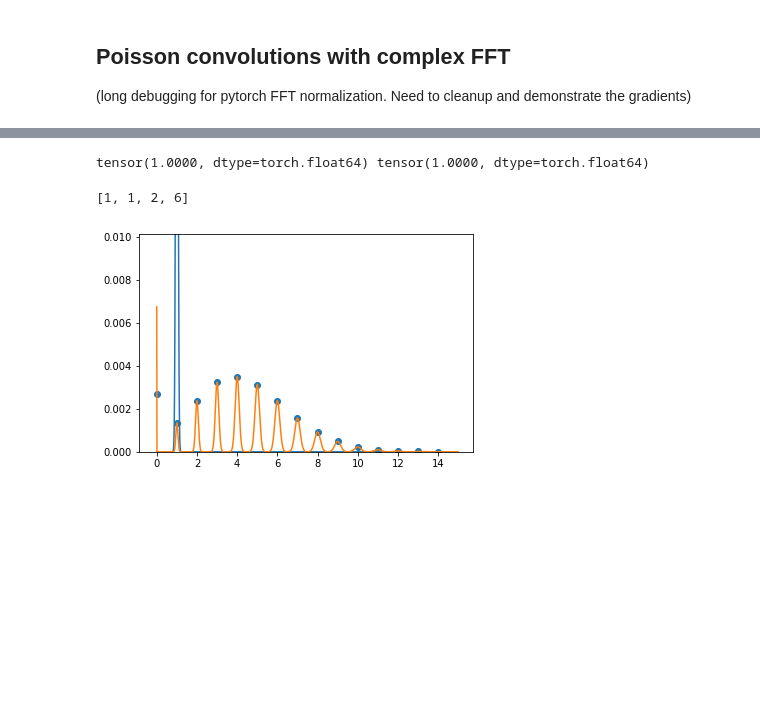
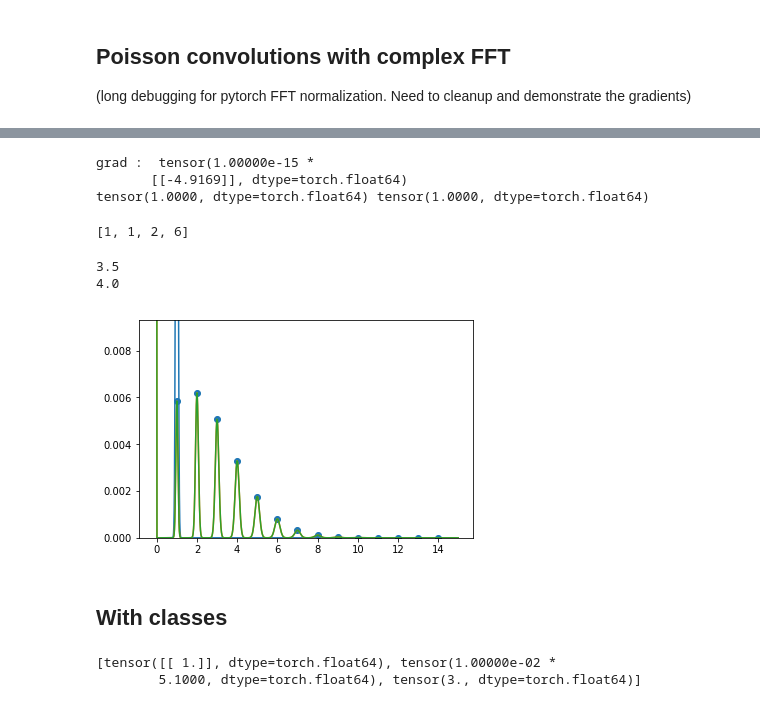
Before and after one commit to cranmer/poisson-convolution-sum, a Jupyter notebook: Poisson-weighted-convolutions.ipynb, the cells around one changed output, grey strips where cells are left out. Saved outputs shown, nothing was run; the diff lists cells and outputs as text; code cells hidden in the pictures; blank space fills up the shorter version.

Commit message:
migrating to proper classes

```diff
--- a/Poisson-weighted-convolutions.ipynb
+++ b/Poisson-weighted-convolutions.ipynb
@@ -111,12 +120,12 @@ x = torch.arange(min_, max_,(max_-min_)/nbins, dtype=torch.double)
 x=x.view(-1,nbins)
 x.shape
 
-gamma = torch.ones(1,1, requires_grad=True, dtype=torch.double)
-#gamma[0,0]=3
-nu = 5.#*torch.ones(1,requires_grad=True, dtype=torch.double)
-sigma = 0.05
+theta = torch.ones(1,1, requires_grad=True, dtype=torch.double)
+nu = torch.tensor(3.,requires_grad=True, dtype=torch.double)
+sigma = torch.tensor(0.051,requires_grad=True, dtype=torch.double)
+norm = torch.tensor(max_/nbins/np.sqrt(2.*np.pi), dtype=torch.double)/sigma
 y = torch.empty(1,nbins,2, dtype=torch.double)
-y[0,:,0] = (torch.exp(-(x-gamma)*(x-gamma)/2/sigma/sigma))*(1./np.sqrt(2.*np.pi)/sigma)*max_/nbins
+y[0,:,0] = (torch.exp(-(x-theta)*(x-theta)/2./sigma/sigma))*norm
 y[0,:,1]= torch.zeros(nbins)
 
 yfft = torch.fft(y,1,normalized=False)
@@ -124,12 +133,14 @@ yfft = torch.fft(y,1,normalized=False)
 y2fft = complex_exp_pois(yfft[0], nu=nu).view(-1,nbins,2)
 y2 = torch.ifft(y2fft,1, normalized=False)
 
-#y2.backward(torch.ones_like(y2))
+y2.backward(torch.ones_like(y2))
 
-#print(gamma.grad)
+print("grad : ", theta.grad)
 
 print(torch.sum(y), torch.sum(y2))
 # %% [output]
+grad :  tensor(1.00000e-15 *
+       [[-4.9169]], dtype=torch.float64)
 tensor(1.0000, dtype=torch.float64) tensor(1.0000, dtype=torch.float64)
 # %%
 def myfact(xin):
@@ -140,12 +151,26 @@ myfact(np.arange(4))
 # %%
 # Poisson probs
 xint = np.arange(min_, max_)
-pois = np.exp(-nu)*np.power(nu,xint)/myfact(xint)
+pois = np.exp(-nu.item())*np.power(nu.item(),xint)/myfact(xint)
+scaled_pois = pois
+#heights of Gaussian bumps will be lower by width of Gaussian, which scales like sqrt(x()
+scaled_pois[1:]= scaled_pois[1:]/np.sqrt(xint[1:])/np.sqrt(2*np.pi)/sigma.item()*max_/nbins
 # %%
 with torch.no_grad():
+    print(nu.item())
     plt.plot(x[0].detach().numpy(),y[0,:,0].detach().numpy())
     plt.plot(x[0].detach().numpy(),y2[0,:,0].detach().numpy())
-    plt.scatter(xint,pois/np.sqrt(xint+.01)/np.sqrt(2*np.pi)/sigma*max_/nbins)
-    plt.ylim(0,np.max(1.5*y2[0,:,0].detach().numpy()))
+    plt.scatter(xint,scaled_pois)
+    plt.ylim(0,np.max(1.5*y2[0,1:,0].detach().numpy()))
+
+    with torch.no_grad():
+        nu+=0.5
+        nu.grad.zero_()
+    print(nu.item())
+    plt.plot(x[0].detach().numpy(),y2[0,:,0].detach().numpy())
 # %% [output]
+3.5
+4.0
-[figure, old version]
+[figure, new version]
+# %% [markdown]
+## With classes
@@ -151,0 +215,9 @@ with torch.no_grad():
+# %%
+y2_ = pois_conv()
+y2_.parameters()
+y_ = y2_.base_dist
+y2_.forward(x)
+y2_.parameters()
+# %% [output]
+[tensor([[ 1.]], dtype=torch.float64), tensor(1.00000e-02 *
+        5.1000, dtype=torch.float64), tensor(3., dtype=torch.float64)]
```
Also changed, not shown: parts of 10 cells of this notebook.
